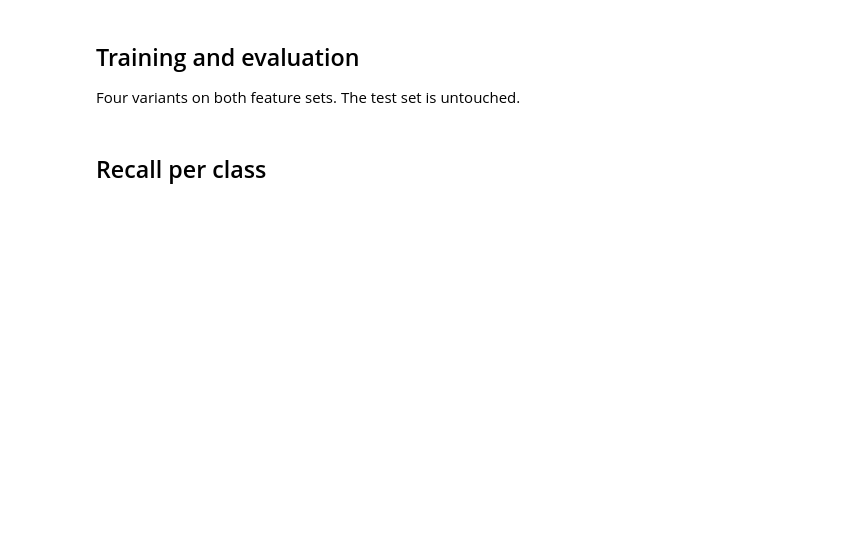
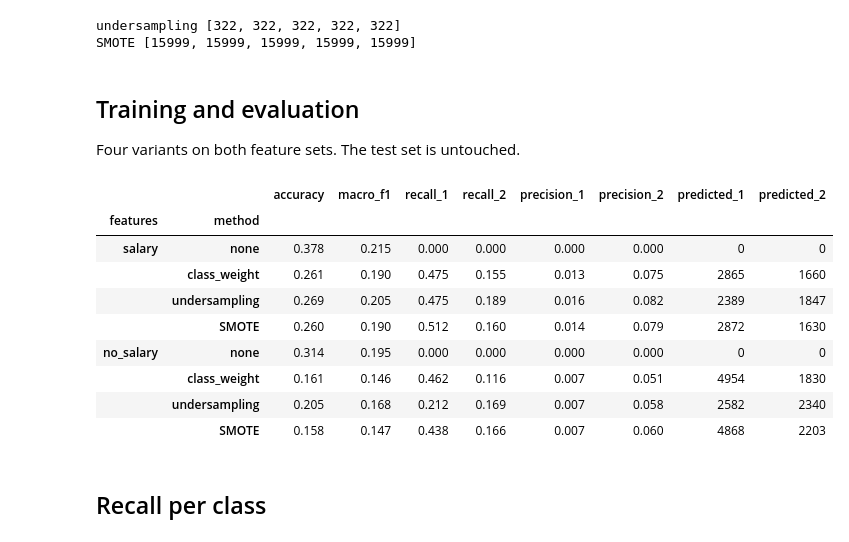
Before and after one commit to mathura-snth/Employee-Perf-Prediction, a Jupyter notebook: notebooks/8-rebalancing.ipynb, the cells around one changed output. Drawn from its saved outputs; the diff is of its cells as text; code cells hidden in the pictures; blank space fills up the shorter version.

Commit message:
ajout smote

```diff
--- a/notebooks/8-rebalancing.ipynb
+++ b/notebooks/8-rebalancing.ipynb
@@ -32,8 +42,11 @@ weights.round(3)
 # %%
 X = data['no_salary']['X_train_s']
-for name, sampler in {'undersampling': RandomUnderSampler(random_state=SEED)}.items():
+for name, sampler in {'undersampling': RandomUnderSampler(random_state=SEED), 'SMOTE': SMOTE(k_neighbors=5, random_state=SEED)}.items():
     _, y_res = sampler.fit_resample(X, y_train)
     print(name, y_res.value_counts().sort_index().tolist())
+# %% [output]
+undersampling [322, 322, 322, 322, 322]
+SMOTE [15999, 15999, 15999, 15999, 15999]
 # %% [markdown]
 ## Training and evaluation
 
@@ -41,30 +54,41 @@ Four variants on both feature sets. The test set is untouched.
 # %%
 def make(method):
     if method == 'class_weight':
         return None, LogisticRegression(max_iter=1000, class_weight='balanced', random_state=SEED)
     sampler = {'none': None,
                'undersampling': RandomUnderSampler(random_state=SEED),
-               }[method]
+               'SMOTE': SMOTE(k_neighbors=5, random_state=SEED)}[method]
     return sampler, LogisticRegression(max_iter=1000, random_state=SEED)
 
-methods = ['none', 'class_weight', 'undersampling']
+methods = ['none', 'class_weight', 'undersampling', 'SMOTE']
 rows, per_class = [], {}
 for fs, d in data.items():
     for method in methods:
         sampler, model = make(method)
         X_tr, y_tr = d['X_train_s'], y_train
         if sampler is not None:
             X_tr, y_tr = sampler.fit_resample(X_tr, y_tr)
         pred = model.fit(X_tr, y_tr).predict(d['X_test_s'])
         summary, table = evaluate(y_test, pred)
         per_class[(fs, method)] = table
         rows.append({'features': fs, 'method': method, **summary,
                      'recall_1': table.loc[1, 'recall'], 'recall_2': table.loc[2, 'recall'],
                      'precision_1': table.loc[1, 'precision'], 'precision_2': table.loc[2, 'precision'],
                      'predicted_1': int((pred == 1).sum()), 'predicted_2': int((pred == 2).sum())})
 
 results = pd.DataFrame(rows).set_index(['features', 'method'])
 results.round(3)
+# %% [output]
+|  |  | accuracy | macro_f1 | recall_1 | recall_2 | precision_1 | precision_2 | predicted_1 | predicted_2 |
+| features | method |  |  |  |  |  |  |  |  |
+| salary | none | 0.378 | 0.215 | 0.000 | 0.000 | 0.000 | 0.000 | 0 | 0 |
+|  | class_weight | 0.261 | 0.190 | 0.475 | 0.155 | 0.013 | 0.075 | 2865 | 1660 |
+|  | undersampling | 0.269 | 0.205 | 0.475 | 0.189 | 0.016 | 0.082 | 2389 | 1847 |
+|  | SMOTE | 0.260 | 0.190 | 0.512 | 0.160 | 0.014 | 0.079 | 2872 | 1630 |
+| no_salary | none | 0.314 | 0.195 | 0.000 | 0.000 | 0.000 | 0.000 | 0 | 0 |
+|  | class_weight | 0.161 | 0.146 | 0.462 | 0.116 | 0.007 | 0.051 | 4954 | 1830 |
+|  | undersampling | 0.205 | 0.168 | 0.212 | 0.169 | 0.007 | 0.058 | 2582 | 2340 |
+|  | SMOTE | 0.158 | 0.147 | 0.438 | 0.166 | 0.007 | 0.060 | 4868 | 2203 |
 # %% [markdown]
 ## Recall per class
 # %%
```
Also changed, not shown: parts of 6 cells of this notebook.
